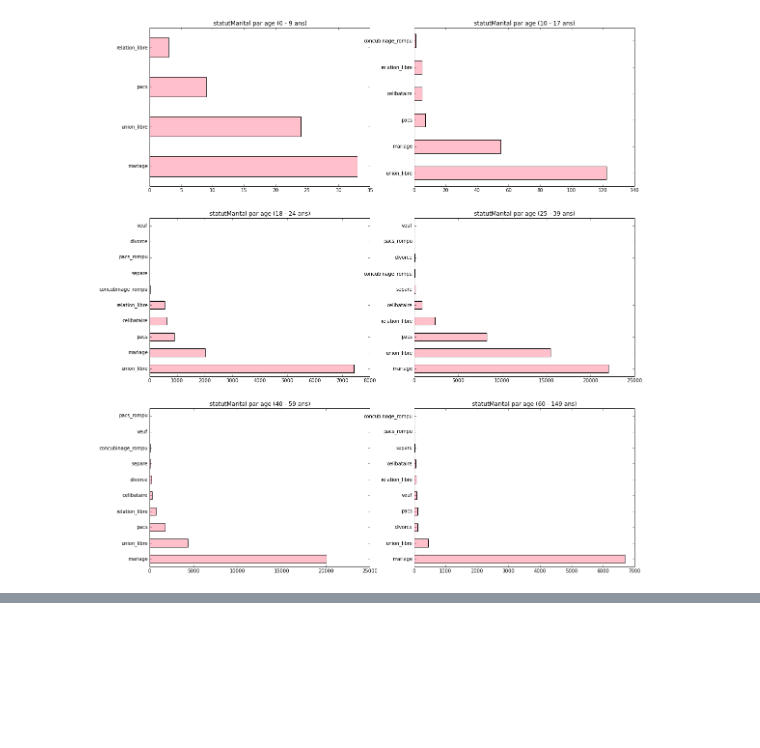
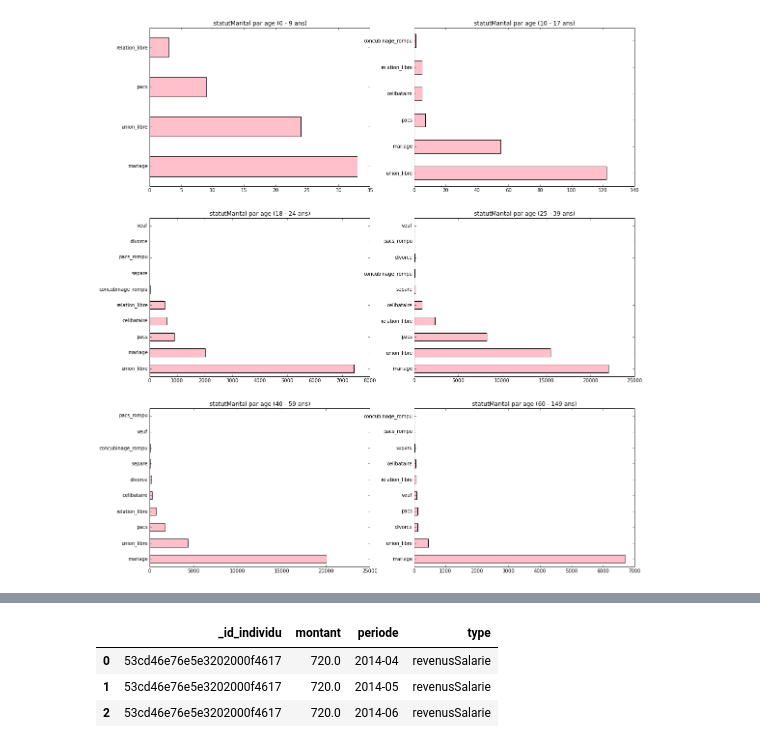
Before and after one commit to betagouv/mes-aides-analytics, a Jupyter notebook: python/stats_descr.ipynb, the cells around one changed output, grey strips where cells are left out. Saved outputs shown, nothing was run; the diff lists cells and outputs as text; code cells hidden in the pictures; blank space fills up the shorter version.

```diff
--- a/python/stats_descr.ipynb
+++ b/python/stats_descr.ipynb
@@ -727,0 +713,7 @@ t_simulations[t_simulations._id == '5566dc09b6b1363e267b933b'].individus.iloc[0]
+# %%
+t_ressources.head(3)
+# %% [output]
+|  | _id_individu | montant | periode | type |
+| 0 | 53cd46e76e5e3202000f4617 | 720.0 | 2014-04 | revenusSalarie |
+| 1 | 53cd46e76e5e3202000f4617 | 720.0 | 2014-05 | revenusSalarie |
+| 2 | 53cd46e76e5e3202000f4617 | 720.0 | 2014-06 | revenusSalarie |
```
Also changed, not shown: parts of 18 cells of this notebook.
